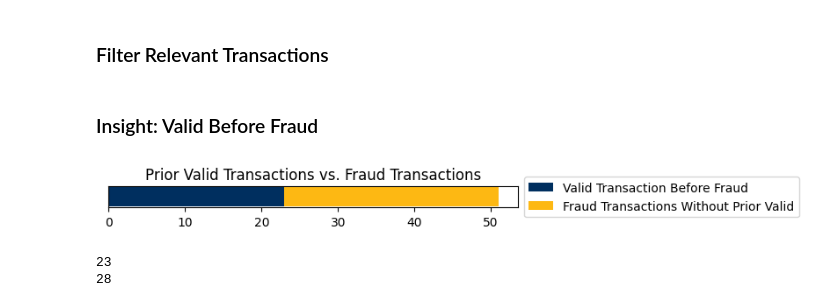
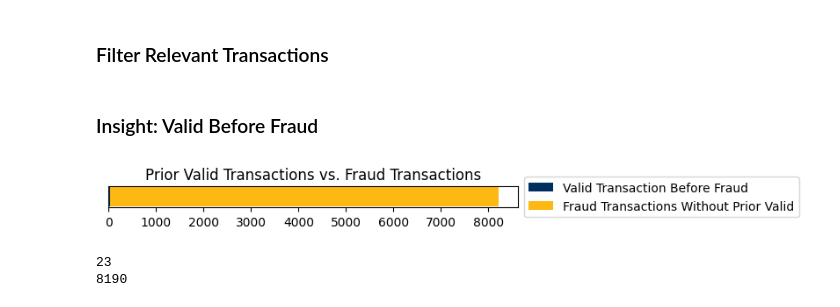
Before and after one commit to nguyentunhu/Financial-Fraud-Patterns-EDA, a Jupyter notebook: main.ipynb, the cells around one changed output. Cells and saved outputs as stored; diff of their text form; code cells hidden in the pictures.

```diff
--- a/main.ipynb
+++ b/main.ipynb
@@ -270,39 +270,39 @@ once_trans = once_trans.sort_values(['nameOrig', 'step'])
 ### Insight: Valid Before Fraud
 # %%
 # Calculate required values
-total_fraud_transactions = once_trans.shape[0]
+total_fraud_transactions = fraud.shape[0]
 valid_before_fraud_customers = (
     once_trans[once_trans['isFraud'] == 0]['nameOrig'].nunique()
 )
 
 bar_height = 0.2
 plt.figure(figsize=(10, 1))
 plt.barh(
     ['Once-Labeled Customers'],
     [valid_before_fraud_customers],
     color=colors[0],
     label='Valid Transaction Before Fraud',
     height=bar_height
 )
 plt.barh(
     ['Once-Labeled Customers'],
     [total_fraud_transactions - valid_before_fraud_customers],
     left=[valid_before_fraud_customers],
     color=colors[1],
     label='Fraud Transactions Without Prior Valid',
     height=bar_height
 )
 
 plt.title('Prior Valid Transactions vs. Fraud Transactions')
 plt.legend(loc='center left', bbox_to_anchor=(1, 0.5))
 plt.tight_layout()
 plt.yticks([])  # This hides Y-axis ticks and labels
 plt.show()
 # %% [output]
-[figure, old version]
+[figure, new version]
 # %%
 print(valid_before_fraud_customers)
 print(total_fraud_transactions - valid_before_fraud_customers)
 # %% [output]
 23
-28
+8190
```
Also changed, not shown: parts of 7 cells of this notebook.
